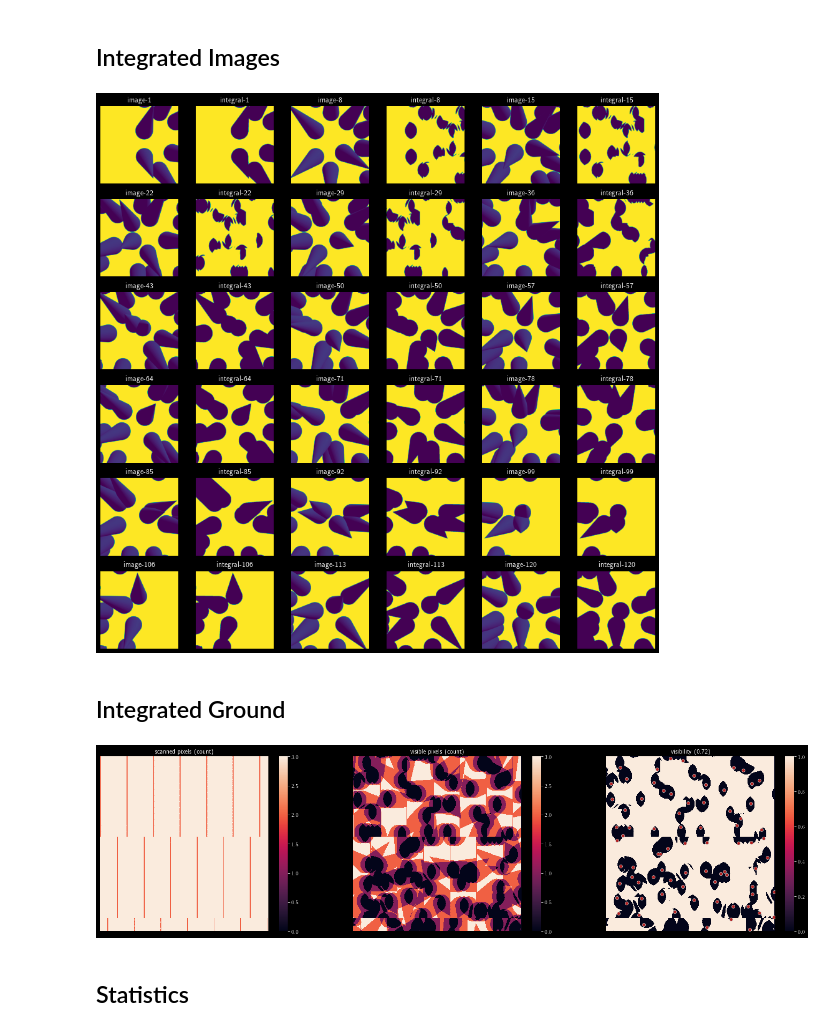
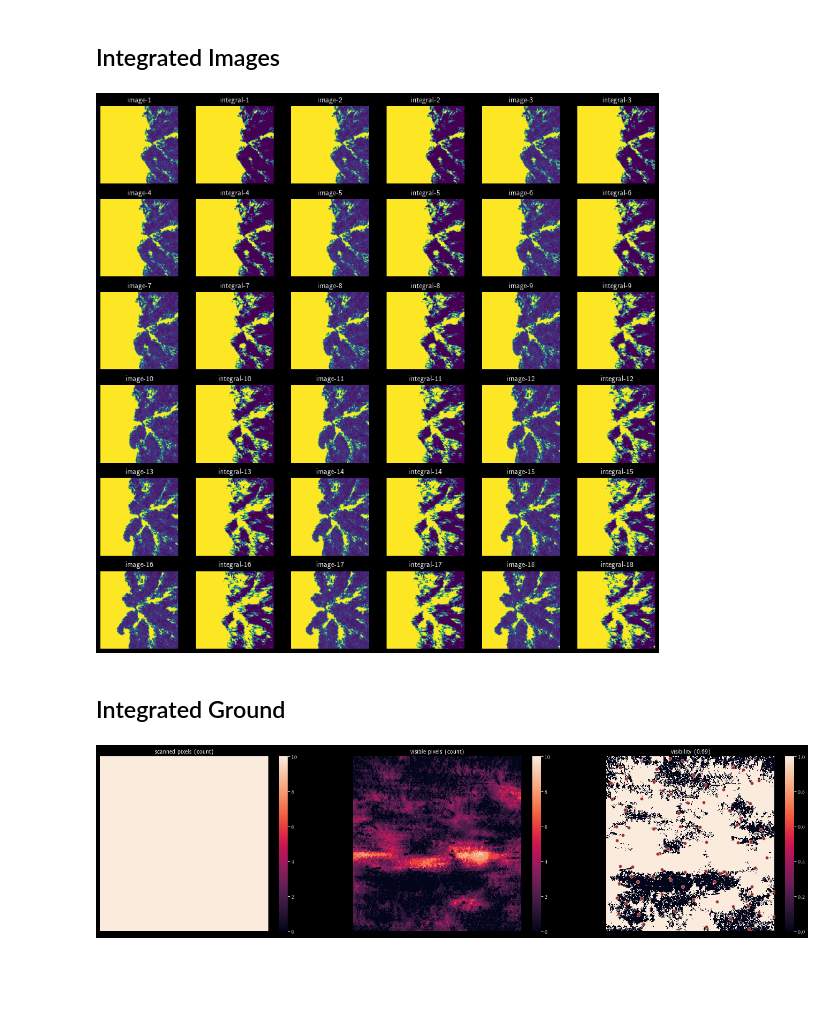
Before and after one commit to tensorware/aos-evaluation, a Jupyter notebook: process.ipynb, the cells around one changed output. Saved outputs shown, nothing was run; the diff lists cells and outputs as text; code cells hidden in the pictures; blank space fills up the shorter version.

```diff
--- a/process.ipynb
+++ b/process.ipynb
@@ -22,5 +16,8 @@ importlib.reload(ut);
 # %%
 dark_mode = True
 # %%
+warnings.filterwarnings('ignore')
 plt.rcParams['text.usetex'] = True
+plt.rcParams['figure.max_open_warning'] = 100
 plt.style.use(['dark_background' if dark_mode else 'default'])
+pd.set_option('display.max_colwidth', None)
@@ -32,6 +27,7 @@ pd.set_option('display.max_colwidth', None)
 ## Load
 # %%
 # load data
-path = os.path.join('data', 'input', 'v10*', '**', '*.zip')
-data = ut.load_data(path, limit=1)
+root = ut.get_value(json.load(open('settings.json')), 'data.input')
+path = os.path.join(root, 'forest-21', '*.zip')
+data = ut.load_data(path, limit=10)
 # %% [output]
@@ -46,6 +42,6 @@ extract /tmp/tmpe3jfb02y/AOS-Simulation-2021-09-11-13-16-12
 # %%
 # select simulation
-index = 4
+index = 0
 simulation = list(data.keys())[index]
 print('simulations:\n', '\n '.join([f'{i:02d}: ' + (f'{x} [x]' if x == simulation else x) for i, x in enumerate(list(data.keys()))]))
 # %% [output]
@@ -186,26 +190,26 @@ display(HTML(df_sampled.style.format({'url': lambda x: f'<a onclick="document.ge
 # %% [markdown]
 ## Integrated Images
 # %%
-df_integrate = df_images.iloc[::N[5], :].head(18)
+df_integrate = df_images.head(18)
 
 # integrate images
 integrated = ut.integrate_image(df_integrate, parameters, N=30)
 
 # grayscale images
 grayscaled = np.array([ut.grayscale_image(x) for x in df_integrate['data']])
 
 # stack integrated images
 image_vs_integrated = np.hstack([grayscaled, integrated]).reshape(integrated.shape * np.array([2, 1, 1]))
-image_vs_integrated_labels = np.dstack(['image-' + df_integrate['number'].astype(np.str), 'integral-' + df_integrate['number'].astype(np.str)]).flatten()
+image_vs_integrated_labels = np.dstack(['image-' + df_integrate['number'].astype(str), 'integral-' + df_integrate['number'].astype(str)]).flatten()
 
 # plot integrated images
-ut.plot_images(image_vs_integrated, image_vs_integrated_labels, rows=6, cols=6);
+_ = ut.plot_images(image_vs_integrated, image_vs_integrated_labels, rows=6, cols=6)
 # %% [output]
-[figure, old version]
+[figure, new version]
 # %% [markdown]
 ## Integrated Ground
 # %%
-df_integrate = df_images.iloc[::N[3], :]
+df_integrate = df_images.iloc[::N[10], :]
 
 # integrate ground
 ground, alphas = ut.integrate_ground(df_integrate, parameters)
@@ -219,8 +223,6 @@ fig, axs = ut.plot_ground(ground, ['scanned pixels (count)', 'visible pixels (co
 # plot tree positions
 ground_rect = [[0, ground.shape[0]], [0, ground.shape[1]]]
 trees_pos = ut.ground_positions(df_trees[['position.x', 'position.z']], ground_rect, parameters)
-axs[2].scatter(*trees_pos.T, marker='o', facecolor='firebrick', edgecolor='lightgray', linewidth=0.7);
+_ = axs[2].scatter(*trees_pos.T, marker='o', facecolor='firebrick', edgecolor='lightgray', linewidth=0.7)
 # %% [output]
-[figure, old version]
+[figure, new version]
-# %% [markdown]
-## Statistics
```
Also changed, not shown: parts of 15 cells of this notebook, 5 other files.
